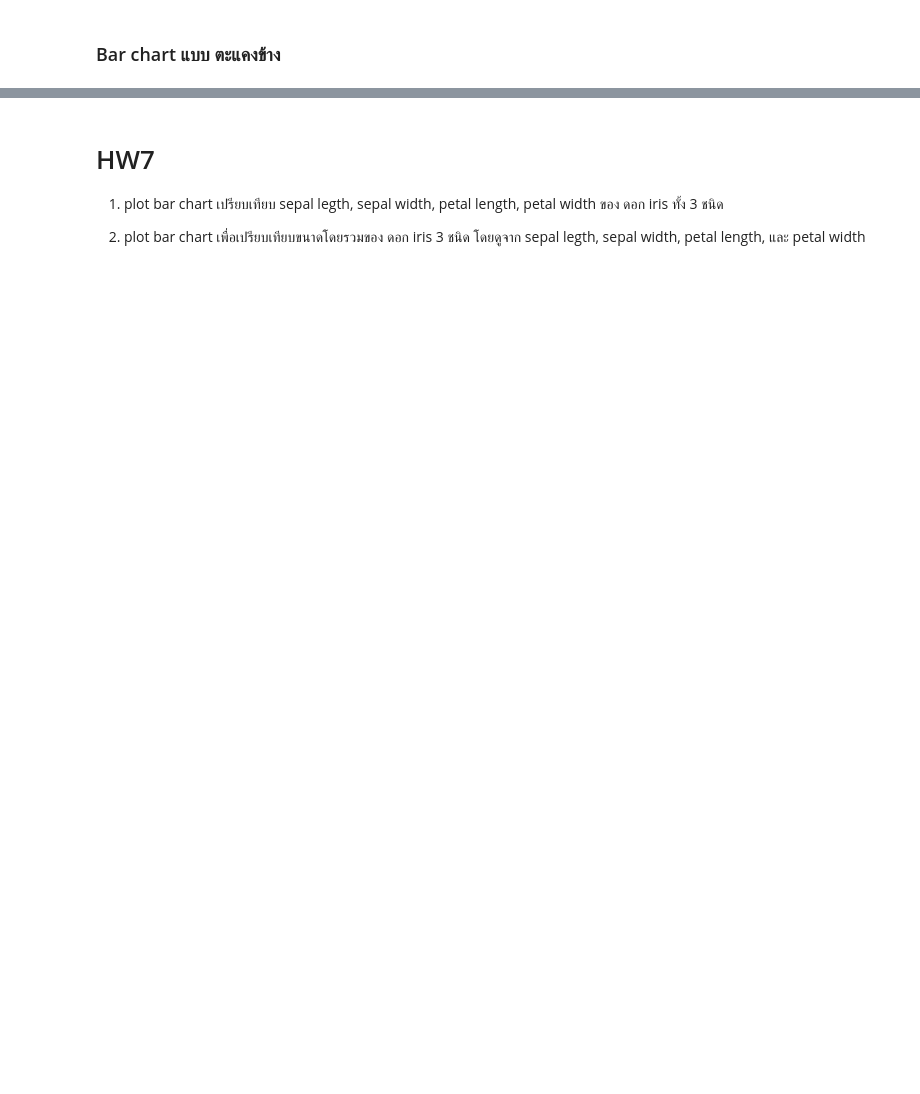
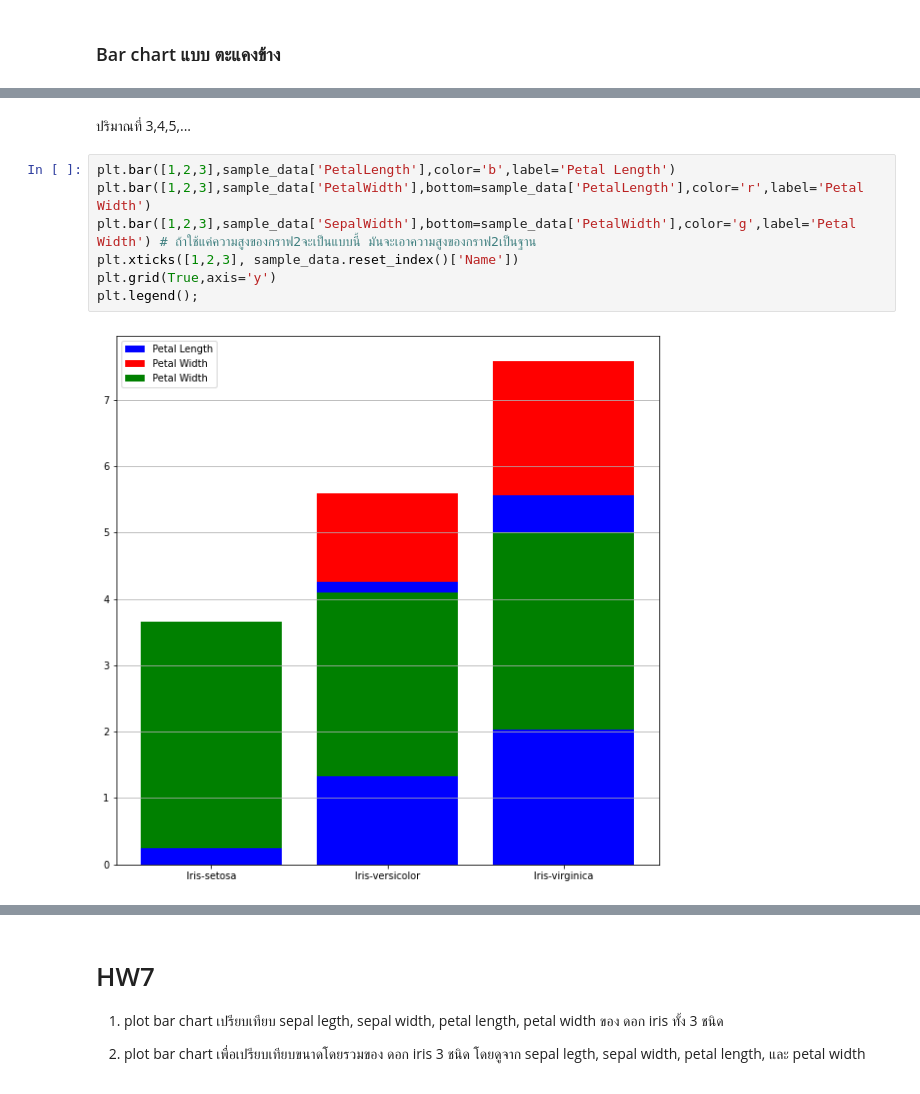
Before and after one commit to nannthd/BasicProg_DataViz65, a Jupyter notebook: DataViz04_Data_Comparison.ipynb, the cells around one changed output, grey strips where cells are left out. Cells and saved outputs as stored; diff of their text form; blank space fills up the shorter version.

```diff
--- a/DataViz04_Data_Comparison.ipynb
+++ b/DataViz04_Data_Comparison.ipynb
@@ -353,0 +366,11 @@ plt.legend();
+# %% [markdown]
+ปริมาณที่ 3,4,5,...
+# %%
+plt.bar([1,2,3],sample_data['PetalLength'],color='b',label='Petal Length')
+plt.bar([1,2,3],sample_data['PetalWidth'],bottom=sample_data['PetalLength'],color='r',label='Petal Width')
+plt.bar([1,2,3],sample_data['SepalWidth'],bottom=sample_data['PetalWidth'],color='g',label='Petal Width') # ถ้าใช้แค่ความสูงของกราฟ2จะเป็นแบบนี้ มันจะเอาความสูงของกราฟ2เป็นฐาน
+plt.xticks([1,2,3], sample_data.reset_index()['Name'])
+plt.grid(True,axis='y')
+plt.legend();
+# %% [output]
+[figure, added]
```
Also changed, not shown: parts of 44 cells of this notebook.
